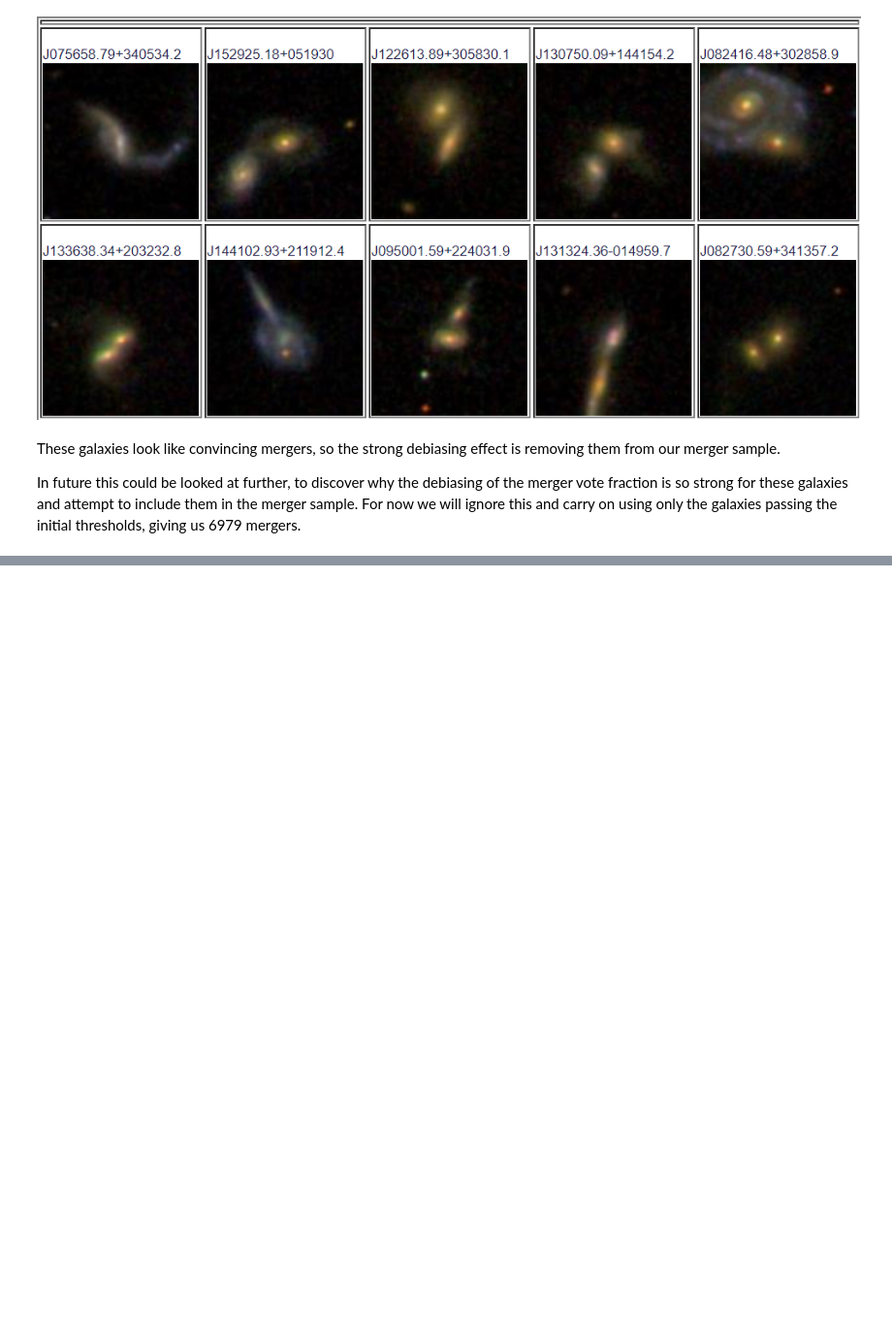
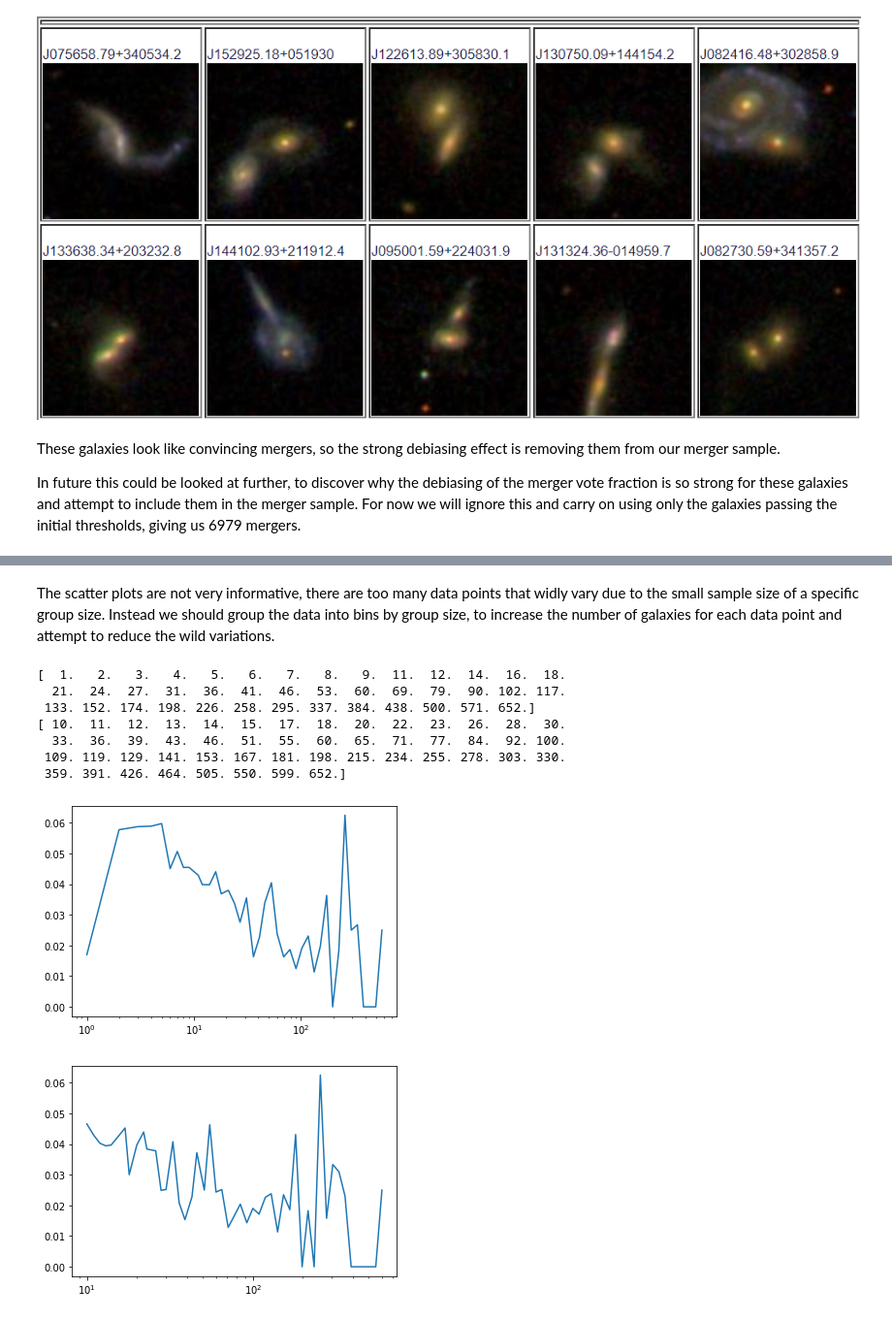
Before and after one commit to tplews98/MPhys_Project, a Jupyter notebook: MT_Week3&4_Groups.ipynb, the cells around one changed output, grey strips where cells are left out. Shown at 97% size. Drawn from its saved outputs; the diff is of its cells as text; code cells hidden in the pictures; blank space fills up the shorter version.

```diff
--- a/MT_Week3&4_Groups.ipynb
+++ b/MT_Week3&4_Groups.ipynb
@@ -370,0 +437,72 @@ In future this could be looked at further, to discover why the debiasing of the
+# %% [markdown]
+The scatter plots are not very informative, there are too many data points that widly vary due to the small sample size of a specific group size. Instead we should group the data into bins by group size, to increase the number of galaxies for each data point and attempt to reduce the wild variations.
+# %%
+bin_start = np.log10(min(gz2_data["group_size"]))
+bin_end = np.log10(max(gz2_data["group_size"]))
+num_of_bins = 50
+log_bins_50 = np.logspace(bin_start, bin_end, num_of_bins)
+log_bins_50 = np.around(log_bins_50)
+log_bins_50 = np.unique(log_bins_50)
+
+log_bins_50_2 = np.logspace(np.log10(10), bin_end, num_of_bins)
+log_bins_50_2 = np.around(log_bins_50_2)
+log_bins_50_2 = np.unique(log_bins_50_2)
+print(log_bins_50)
+print(log_bins_50_2)
+
+
+allbinned, mag_bin_edges = np.histogram(gz2_data["group_size"], bins=log_bins_50)
+mergersbinned, mag_bin_edges = np.histogram(mergers["group_size"], bins=log_bins_50)
+mag_bin_centres = log_bins_50[:-1]
+allbinned = allbinned.astype(float)
+mergersbinned = mergersbinned.astype(float)
+mag_merger_fraction = np.divide(mergersbinned, allbinned, out=np.zeros_like(mergersbinned), where=allbinned!=0)
+
+allbinned2, mag_bin_edges2 = np.histogram(gz2_data["group_size"], bins=log_bins_50_2)
+mergersbinned2, mag_bin_edges2 = np.histogram(mergers["group_size"], bins=log_bins_50_2)
+mag_bin_centres2 = log_bins_50_2[:-1]
+allbinned2 = allbinned2.astype(float)
+mergersbinned2 = mergersbinned2.astype(float)
+mag_merger_fraction2 = np.divide(mergersbinned2, allbinned2, out=np.zeros_like(mergersbinned2), where=allbinned2!=0)
+
+# # Define a function that given some data, will return the merger fraction against redshift
+# def merger_fraction_binning(data, bins):
+#     """Takes data, picks out mergers, returns an array of merger fraction against
+#     group size and the centres of each redshift bin for plotting"""
+
+
+#     # Bin data by redshift, with the bin sizes specified from 0 to the maximum
+#     allbinned, mag_bin_edges = np.histogram(mag_data["REDSHIFT"], bins=np.arange(0, max_z+z_steps, z_steps))
+#     mergersbinned, mag_bin_edges = np.histogram(mag_data_mergers["REDSHIFT"], bins=np.arange(0, max_z+z_steps, z_steps))
+
+#     # Calculate the centre of the bins for plotting data
+#     mag_bin_centres = mag_bin_edges[:-1] + z_steps/2
+
+#     allbinned = allbinned.astype(float)
+#     mergersbinned = mergersbinned.astype(float)
+
+#     # If there are no galaxies in redshift bin, make dividing by zero give zero to avoid error
+#     mag_merger_fraction = np.divide(mergersbinned, allbinned, out=np.zeros_like(mergersbinned), where=allbinned!=0)
+
+#     # mag_merger_fraction[mag_merger_fraction == 0 ] = np.nan
+
+#     return mag_merger_fraction, mag_bin_centres
+
+
+plt.plot(mag_bin_centres, mag_merger_fraction)
+plt.xscale("log")
+plt.show()
+
+plt.plot(mag_bin_centres2, mag_merger_fraction2)
+plt.xscale("log")
+plt.show()
+# %% [output]
+[  1.   2.   3.   4.   5.   6.   7.   8.   9.  11.  12.  14.  16.  18.
+  21.  24.  27.  31.  36.  41.  46.  53.  60.  69.  79.  90. 102. 117.
+ 133. 152. 174. 198. 226. 258. 295. 337. 384. 438. 500. 571. 652.]
+[ 10.  11.  12.  13.  14.  15.  17.  18.  20.  22.  23.  26.  28.  30.
+  33.  36.  39.  43.  46.  51.  55.  60.  65.  71.  77.  84.  92. 100.
+ 109. 119. 129. 141. 153. 167. 181. 198. 215. 234. 255. 278. 303. 330.
+ 359. 391. 426. 464. 505. 550. 599. 652.]
+[figure, added]
+[figure, added]
```
Also changed, not shown: parts of 9 cells of this notebook.
